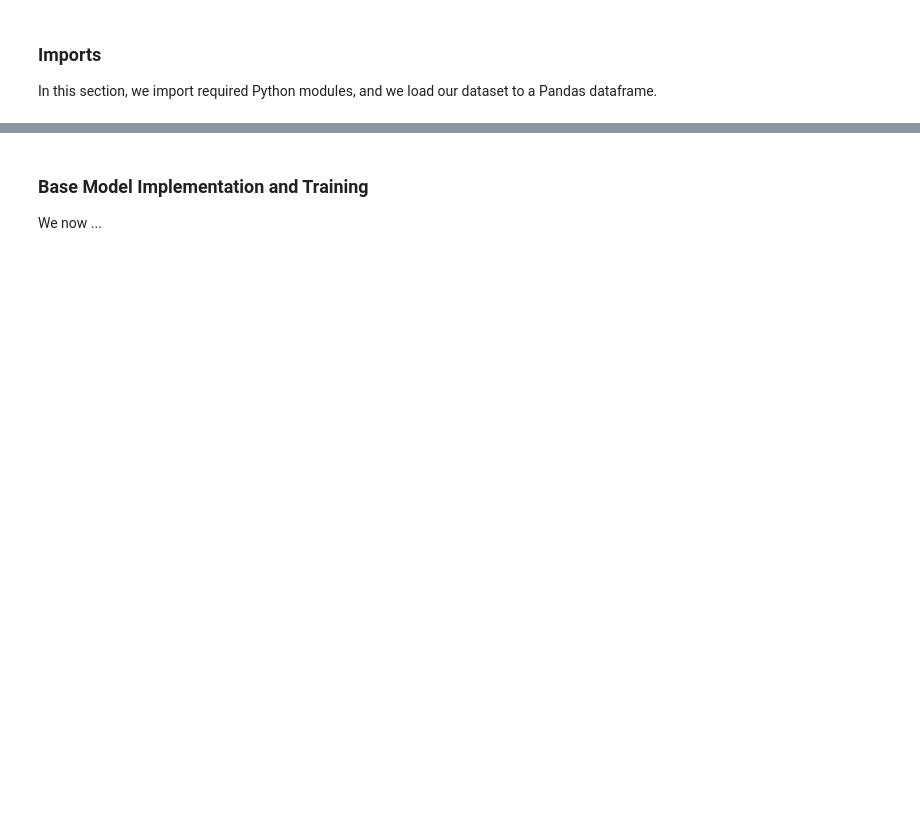
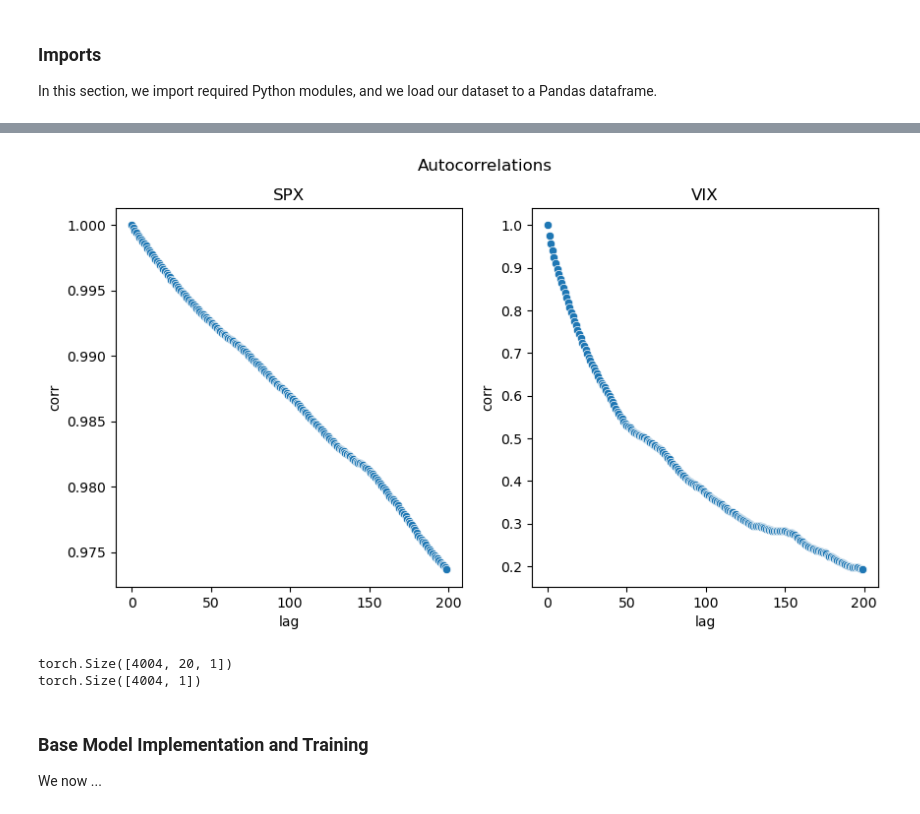
Before and after one commit to agrotz-msai/deep-learning-systems-project, a Jupyter notebook: deep_learning.ipynb, the cells around one changed output, grey strips where cells are left out. Cells and saved outputs as stored; diff of their text form; code cells hidden in the pictures; blank space fills up the shorter version.

Commit message:
AG: Update workflow and data

```diff
--- a/deep_learning.ipynb
+++ b/deep_learning.ipynb
@@ -103,0 +172,15 @@ df.plot(x='Date', y='Close');
+# %%
+autocorr_spx = pd.DataFrame([[l,df_spx.Close.autocorr(lag=l)] for l in range(200)])
+autocorr_spx.columns = ['lag','corr']
+autocorr_vix = pd.DataFrame([[l,df_vix.Close.autocorr(lag=l)] for l in range(200)])
+autocorr_vix.columns = ['lag','corr']
+# %%
+fig, ax = plt.subplots(1, 2, figsize=(10, 5))
+fig.suptitle('Autocorrelations')
+sns.scatterplot(autocorr_spx,x='lag',y='corr', ax=ax[0]);
+sns.scatterplot(autocorr_vix,x='lag',y='corr', ax=ax[1]);
+ax[0].set(title='SPX')
+ax[1].set(title='VIX')
+plt.show()
+# %% [output]
+[figure, added]
@@ -103,0 +218,6 @@ df.plot(x='Date', y='Close');
+# %%
+print(x_train_vix.shape)
+print(y_train_vix.shape)
+# %% [output]
+torch.Size([4004, 20, 1])
+torch.Size([4004, 1])
```
Also changed, not shown: parts of 48 cells of this notebook, 2 other files.
